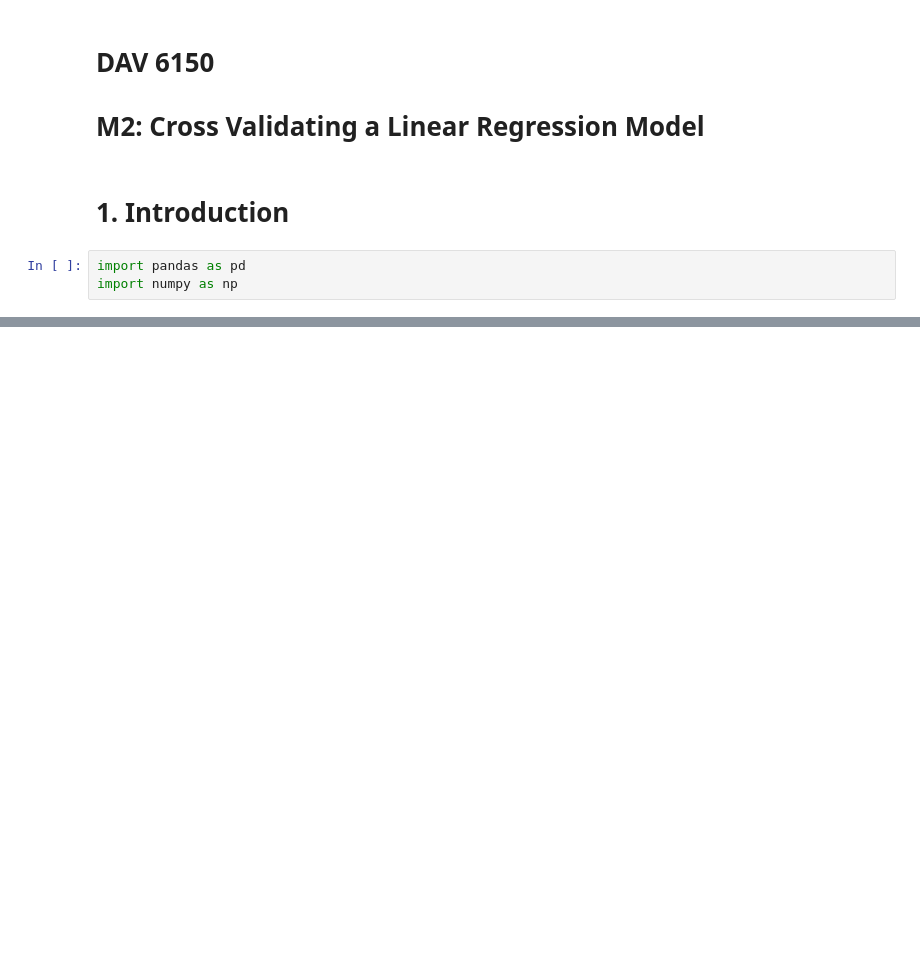
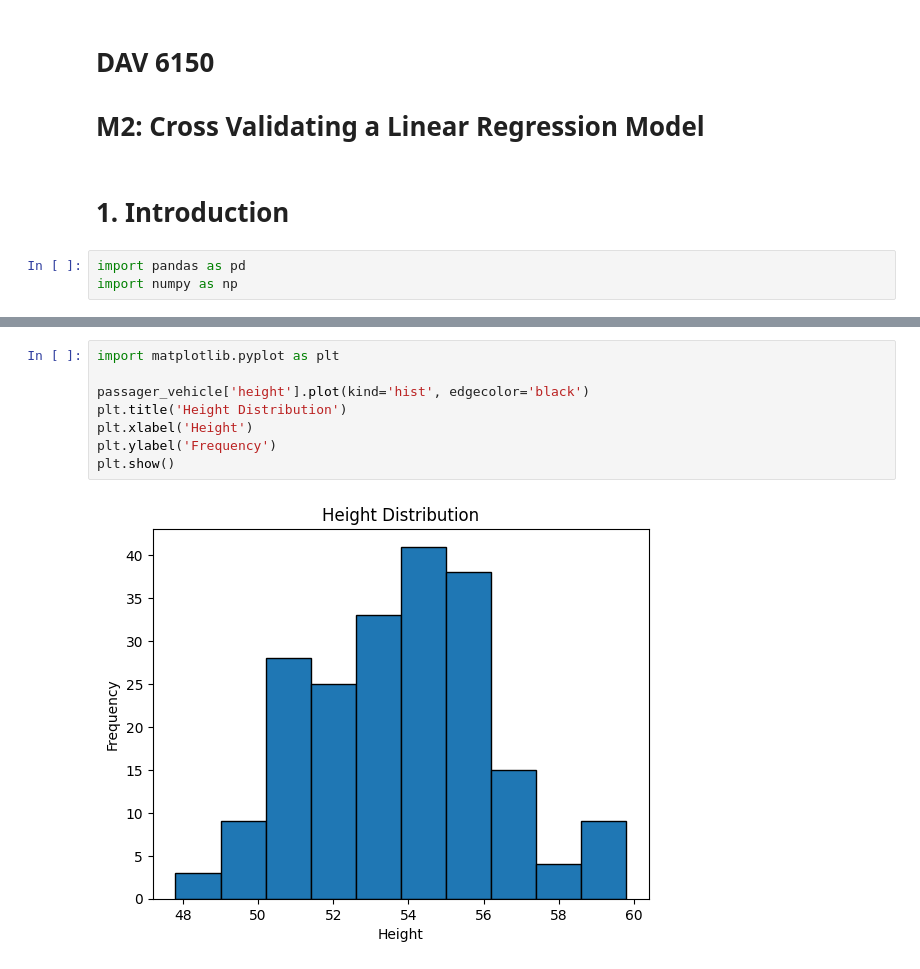
Before and after one commit to Zhengnan817/DAV-6150, a Jupyter notebook: M2: Cross Validating a Linear Regression Model/Cross Validating a Linear Regression Model.ipynb, the cells around one changed output, grey strips where cells are left out. Saved outputs shown, nothing was run; the diff lists cells and outputs as text; blank space fills up the shorter version.

```diff
--- a/M2: Cross Validating a Linear Regression Model/Cross Validating a Linear Regression Model.ipynb
+++ b/M2: Cross Validating a Linear Regression Model/Cross Validating a Linear Regression Model.ipynb
@@ -26,0 +220,10 @@ passager_vehicle
+# %%
+import matplotlib.pyplot as plt
+
+passager_vehicle['height'].plot(kind='hist', edgecolor='black')
+plt.title('Height Distribution')
+plt.xlabel('Height')
+plt.ylabel('Frequency')
+plt.show()
+# %% [output]
+[figure, added]
```
Also changed, not shown: parts of 30 cells of this notebook, 2 other files.
